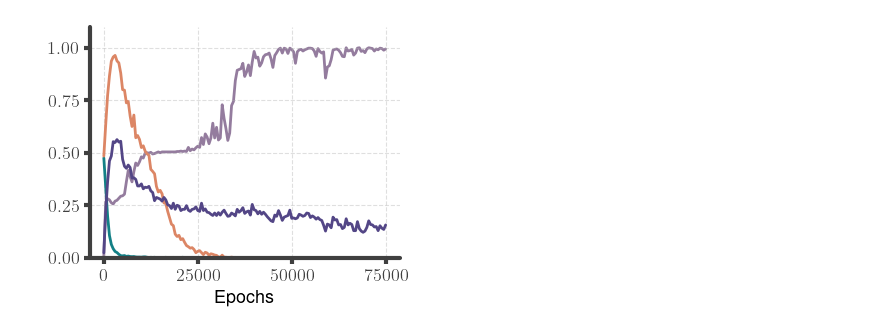
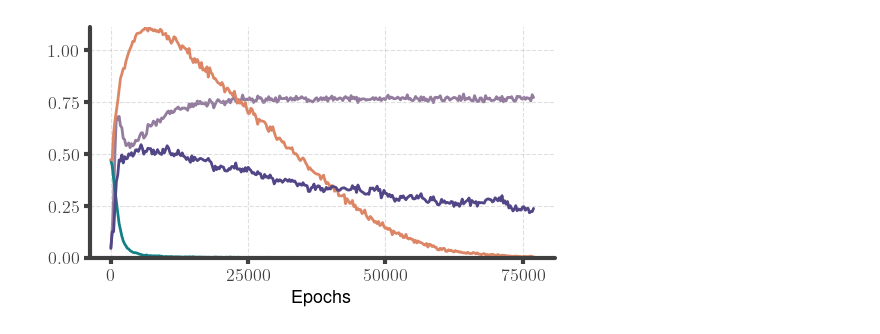
Before and after one commit to loekvanrossem/rnn_structure, a Jupyter notebook: grokking/plot.ipynb, the cells around one changed output. Saved outputs shown, nothing was run; the diff lists cells and outputs as text; code cells hidden in the pictures.

```diff
--- a/grokking/plot.ipynb
+++ b/grokking/plot.ipynb
@@ -27,7 +11,17 @@ df
 # %%
-df = pd.read_csv("run_data.csv")
-run_name = "atomic-glade-337"
-eval_every = 500
+df = pd.read_csv("run_data_4.csv")
+
+# run_name = "atomic-glade-337"
+# eval_every = 500
+
+# run_name = "noble-moon-342"
+# eval_every = 250
+
+# run_name = "misty-eon-360"
+# eval_every = 250
+
+run_name = "hopeful-waterfall-375"
+eval_every = 250
 
 steps = df["Step"]
 epochs = steps * eval_every
@@ -37,20 +31,25 @@ train_acc = df[f"{run_name} - train.accuracy"]
 val_acc = df[f"{run_name} - val.accuracy"]
 n_states_hidden = df[f"{run_name} - n_states_hidden"]
 n_states_attn = df[f"{run_name} - n_states_attn"]
+n_states_keys = df[f"{run_name} - n_states_keys"]
+n_states_vals = df[f"{run_name} - n_states_vals"]
+# epochs = np.log(epochs)
 # %%
-plt.figure(figsize=(4, 3))
+plt.figure(figsize=(6, 3))
 publication.set_color_mixed(0)
-plt.plot(epochs, train_loss / 10, label="train loss")
-plt.plot(epochs, val_loss / 10, label="val loss")
+c = 10
+
+plt.plot(epochs, train_loss / c, label="train loss")
+plt.plot(epochs, val_loss / c, label="val loss")
 plt.plot(epochs, n_states_attn, label="number of states (attention)", zorder=2)
 publication.set_color_mixed(1)
 plt.gca().set_prop_cycle(None)
 publication.skip_colors(2)
 plt.plot(epochs, n_states_hidden, label="number of states (hidden)", zorder=1)
 
 plt.xlabel("Epochs")
-plt.ylim(0, 1.1)
+plt.ylim(0, np.max(val_loss / c))
 # plt.legend()
 publication.plt_show(save_path="number_of_states_grokking")
 # %% [output]
-[figure, old version]
+[figure, new version]
```
Also changed, not shown: parts of 3 cells of this notebook, 11 other files.
